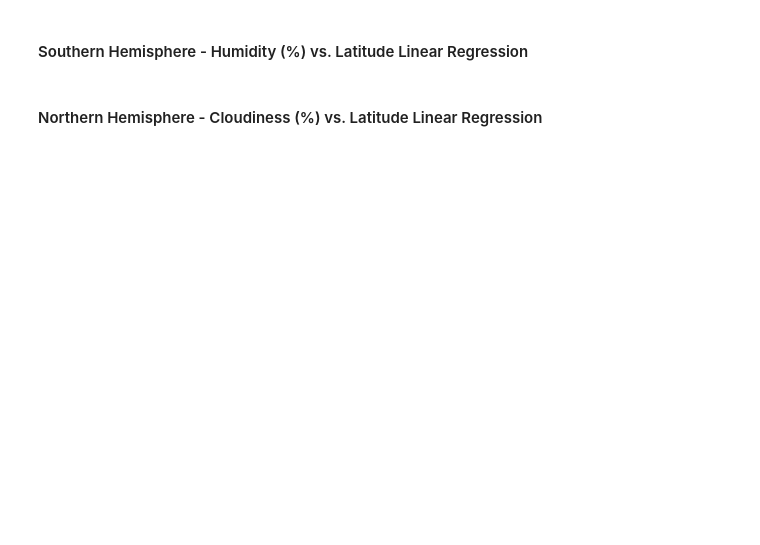
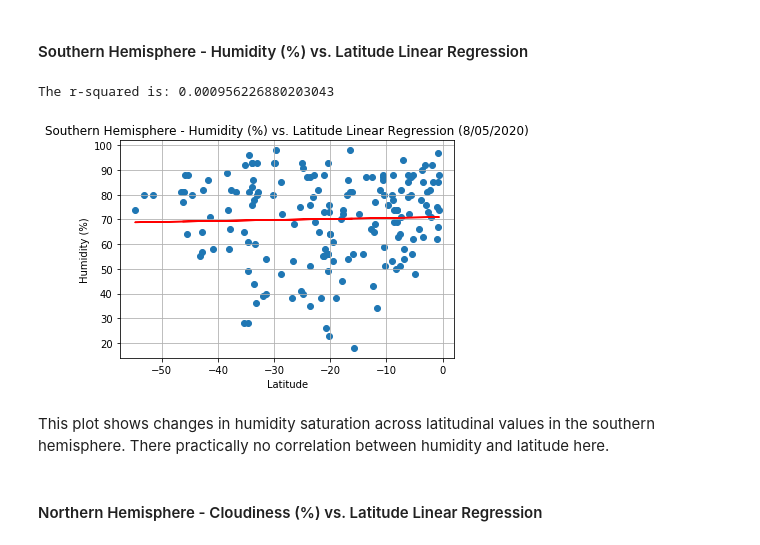
Before and after one commit to ckaady/python-api-challenge, a Jupyter notebook: WeatherPy/WeatherPy.ipynb, the cells around one changed output. Drawn from its saved outputs; the diff is of its cells as text; code cells hidden in the pictures; blank space fills up the shorter version.

```diff
--- a/WeatherPy/WeatherPy.ipynb
+++ b/WeatherPy/WeatherPy.ipynb
@@ -327,4 +396,25 @@ south_hem_df = cleaned_weather_df.loc[(cleaned_weather_df["Lat"] >= -90) & (clea
 # %% [markdown]
 ####  Southern Hemisphere - Humidity (%) vs. Latitude Linear Regression
+# %%
+x_values = south_hem_df["Lat"]
+y_values = south_hem_df["Humidity (%)"]
+(slope, intercept, rvalue, pvalue, stderr) = linregress(x_values.tolist(), y_values.tolist())
+regress_values = x_values * slope + intercept
+line_eq = "y = " + str(round(slope,2)) + "x + " + str(round(intercept,2))
+plt.scatter(x_values,y_values)
+plt.plot(x_values,regress_values,"r-")
+plt.annotate(line_eq,(6,45),fontsize=15,color="red")
+plt.title("Southern Hemisphere - Humidity (%) vs. Latitude Linear Regression (8/05/2020)")
+plt.xlabel("Latitude")
+plt.ylabel("Humidity (%)")
+plt.grid(True)
+print(f"The r-squared is: {rvalue**2}")
+plt.savefig('output_data/SouthHemHumidVsLat.png')
+plt.show()
+# %% [output]
+The r-squared is: 0.000956226880203043
+[figure, added]
+# %% [markdown]
+This plot shows changes in humidity saturation across latitudinal values in the southern hemisphere. There practically no correlation between humidity and latitude here.
 # %% [markdown]
 ####  Northern Hemisphere - Cloudiness (%) vs. Latitude Linear Regression
```
Also changed, not shown: parts of 30 cells of this notebook, 9 other files.
